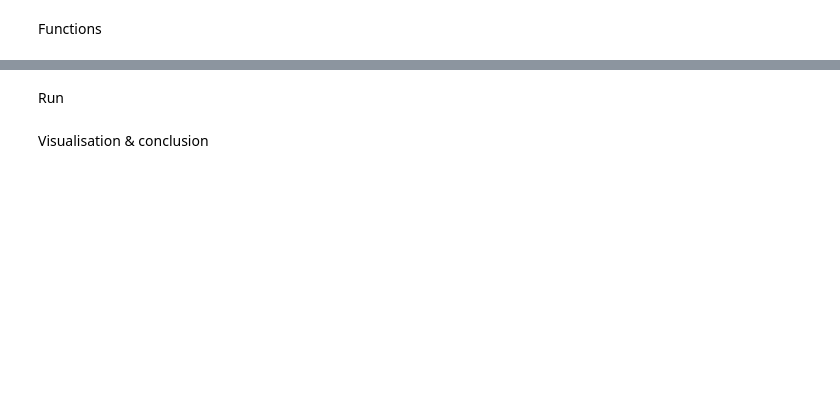
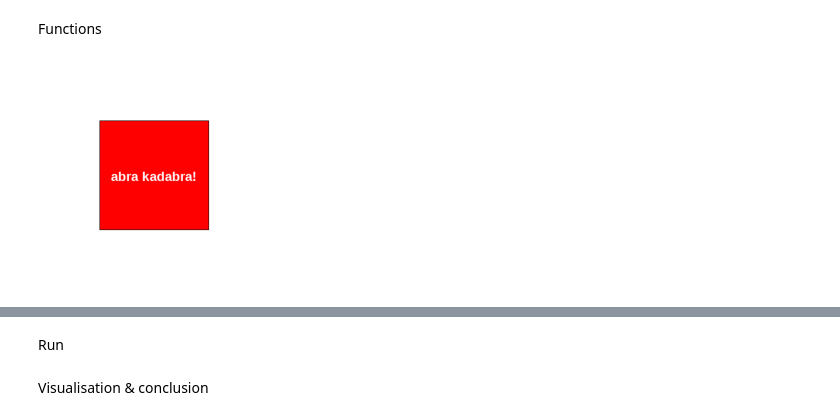
Before and after one commit to TarasVolianskyi/netflix_data_visualization, a Jupyter notebook: netflix_visualisation.ipynb, the cells around one changed output, grey strips where cells are left out. Cells and saved outputs as stored; diff of their text form; code cells hidden in the pictures; blank space fills up the shorter version.

```diff
--- a/netflix_visualisation.ipynb
+++ b/netflix_visualisation.ipynb
@@ -52,2 +75,27 @@ df
 # %% [markdown]
 Functions
+# %%
+from PIL import Image, ImageDraw, ImageFont
+import matplotlib.pyplot as plt
+
+# Create a new image
+image = Image.new('RGB', (400, 400), color='white')
+
+# Get a drawing context
+draw = ImageDraw.Draw(image)
+
+# Draw a rectangle
+draw.rectangle((100, 100, 300, 300), fill='red', outline='black')
+
+# Add text to the image using a TrueType font
+font = ImageFont.truetype('/usr/share/fonts/truetype/liberation/LiberationSans-Bold.ttf', 24)
+text = 'abra kadabra!'
+text_width, text_height = draw.textsize(text, font=font)
+draw.text(((400 - text_width) / 2, (400 - text_height) / 2), text, fill='white', font=font)
+
+# Display the image in Colab
+plt.imshow(image)
+plt.axis('off')
+plt.show()
+# %% [output]
+[figure, added]
```
Also changed, not shown: parts of 19 cells of this notebook.
